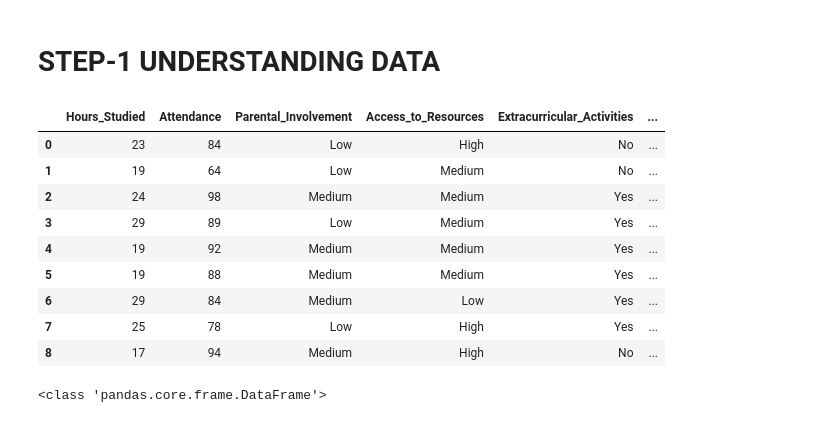
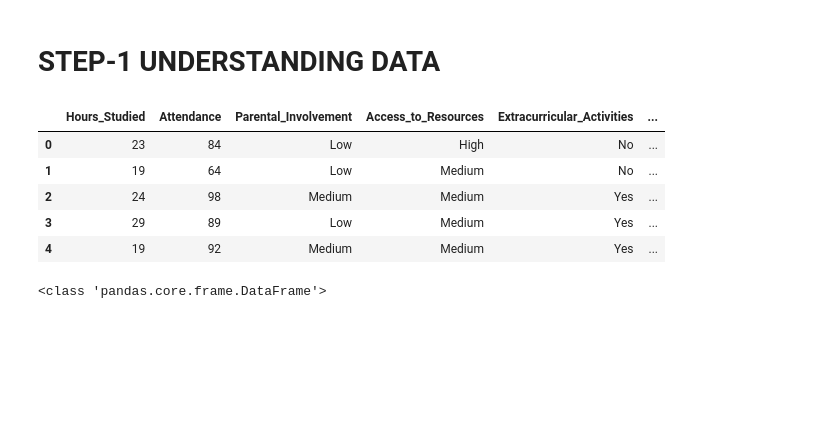
Before and after one commit to sikaneka/Student_Performance_Factors, a Jupyter notebook: Student_Performance_EDA.ipynb, the cells around one changed output. Drawn from its saved outputs; the diff is of its cells as text; code cells hidden in the pictures; blank space fills up the shorter version.

```diff
--- a/Student_Performance_EDA.ipynb
+++ b/Student_Performance_EDA.ipynb
@@ -54,18 +54,14 @@ df=pd.read_csv("StudentPerformanceFactors.csv")
 # %% [markdown]
 # STEP-1 UNDERSTANDING DATA
 # %%
-df.head(9)
+df.head()
 # %% [output]
 |  | Hours_Studied | Attendance | Parental_Involvement | Access_to_Resources | Extracurricular_Activities | ... |
 | 0 | 23 | 84 | Low | High | No | ... |
 | 1 | 19 | 64 | Low | Medium | No | ... |
 | 2 | 24 | 98 | Medium | Medium | Yes | ... |
 | 3 | 29 | 89 | Low | Medium | Yes | ... |
 | 4 | 19 | 92 | Medium | Medium | Yes | ... |
-| 5 | 19 | 88 | Medium | Medium | Yes | ... |
-| 6 | 29 | 84 | Medium | Low | Yes | ... |
-| 7 | 25 | 78 | Low | High | Yes | ... |
-| 8 | 17 | 94 | Medium | High | No | ... |
 # %%
 print(type(df))
 # %% [output]
```
Also changed, not shown: parts of 8 cells of this notebook.
